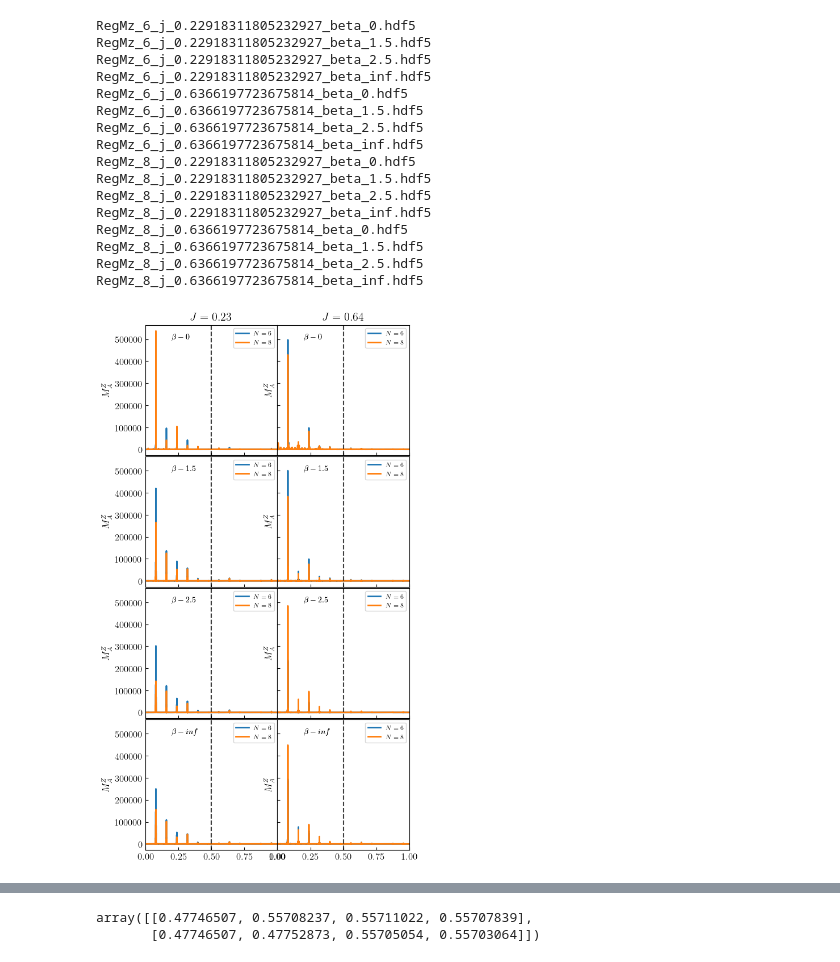
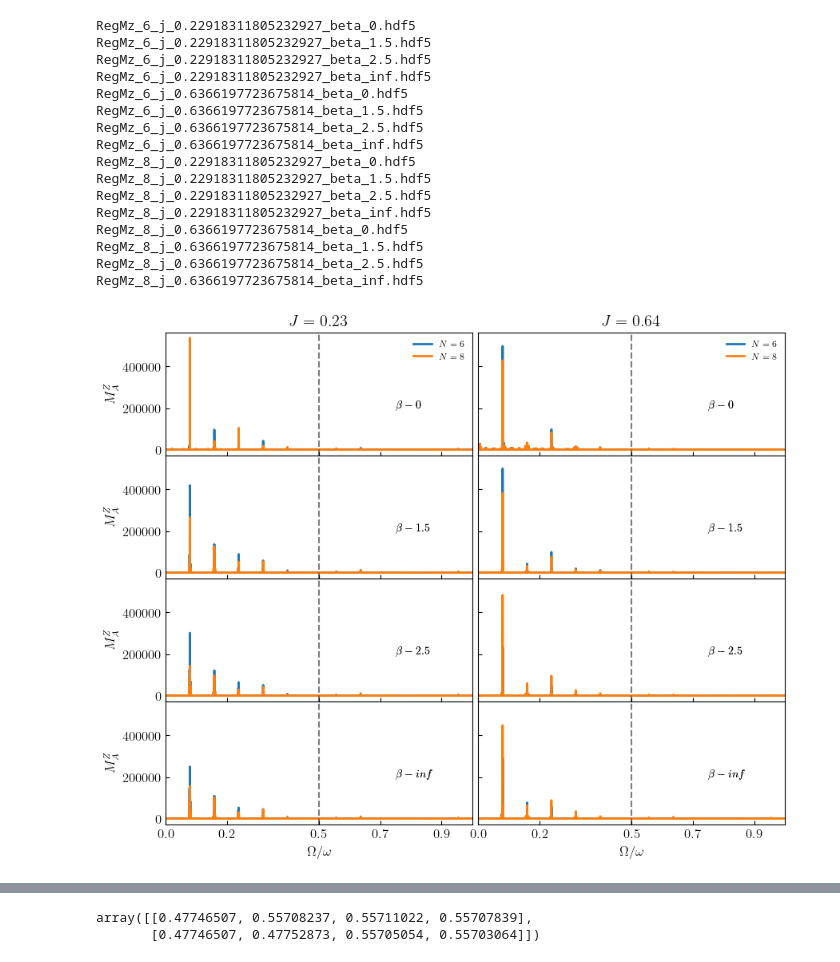
Before and after one commit to rahmahi/Chimera_Time_Crystal, a Jupyter notebook: codes/new_algo/regional_magnetization/fft_beats/fft_long_multipleN.ipynb, the cells around one changed output, grey strips where cells are left out. Cells and saved outputs as stored; diff of their text form; code cells hidden in the pictures.

```diff
--- a/codes/new_algo/regional_magnetization/fft_beats/fft_long_multipleN.ipynb
+++ b/codes/new_algo/regional_magnetization/fft_beats/fft_long_multipleN.ipynb
@@ -28,7 +28,7 @@ from mpl_toolkits.axes_grid1.inset_locator import inset_axes
 from scipy.signal import find_peaks
 from lmfit.models import LinearModel
 
-plt.rcParams.update({"figure.figsize": (6, 12),"text.usetex": True,"font.family": "sans-serif",
+plt.rcParams.update({"figure.figsize": (10, 8),"text.usetex": True,"font.family": "sans-serif",
     "font.size": 12,"font.sans-serif": ["Helvetica"]})
 linestyle_tuple = [
      ('dotted',                (0, (1, 1))),
@@ -36,7 +36,7 @@ linestyle_tuple = [
      ('densely dashdotdotted', (0, (3, 1, 1, 1, 1, 1)))]
 
 fig, axs = plt.subplots(4, 2, sharey=True, sharex=True)
-plt.subplots_adjust(wspace=0.0, hspace=0.01)
+plt.subplots_adjust(wspace=0.02, hspace=0.0)
 
 
 freq_threshold = 0.1
@@ -99,7 +99,7 @@ with open("mz_fft.txt", 'r') as fp:
             #x = frequencies
 
             line, = axs[b][jj].plot(x/w, y,linewidth=2.0,label = fr'$N={N}$')
-            axs[b][jj].axvline(x=0.5, color = 'black', ls = 'dashed',alpha = 0.5)
+            axs[b][jj].axvline(x=0.5, color = 'black', ls = 'dashed',alpha = 0.3)
 
 
             peak_idx, peak_props = find_peaks(y, prominence = 1, distance = None)
@@ -125,9 +125,11 @@ with open("mz_fft.txt", 'r') as fp:
             axs[b][jj].set_xlim(0,1)
             #axs[b][jj].set_ylim(bottom = 0.01)
             #axs[b][jj].set_yscale('log')
-            axs[b][jj].legend(fontsize = legendftsize, frameon = True)
-            axs[b][jj].text(0.2, 5e5, fr"$\beta-{beta}$", fontsize= 10)
-            axs[b][jj].set_ylabel(r"$M^Z_A$")
+            axs[0][jj].legend(fontsize = legendftsize, frameon = False)
+            axs[b][jj].text(0.75, 2e5, fr"$\beta-{beta}$", fontsize= 10)
+            axs[b][0].set_ylabel(r"$M^Z_A$")
+            axs[-1][jj].set_xlabel(r"$\Omega/\omega$")
+            axs[-1][jj].set_xticks([0,.2,.5,.7,.9])
 
 
 
@@ -143,32 +145,32 @@ axs[-1].set_ylabel("Beat freq")
 axs[-1].legend(frameon =False, loc = 6, fontsize = 12)
 
 '''
 axs[0][0].set_title(fr"$J={Jvalue1:2.2f}$")
 axs[0][1].set_title(fr"$J={Jvalue2:2.2f}$")
-axs[0][-1].set_xlabel(r"$\Omega/\omega$")
+#axs[-1][0].set_xlabel(r"$\Omega/\omega$")
 
 
 figname = 'regional_mag_FFT_strong.pdf'
 figname1 = 'regional_mag_FFT_strong.jpg'
 #plt.savefig(figname, bbox_inches='tight', pad_inches=0.0)
 #plt.savefig(figname1, bbox_inches='tight', pad_inches=0.0, dpi=300)
 
 plt.show()
 # %% [output]
 RegMz_6_j_0.22918311805232927_beta_0.hdf5
 RegMz_6_j_0.22918311805232927_beta_1.5.hdf5
 RegMz_6_j_0.22918311805232927_beta_2.5.hdf5
 RegMz_6_j_0.22918311805232927_beta_inf.hdf5
 RegMz_6_j_0.6366197723675814_beta_0.hdf5
 RegMz_6_j_0.6366197723675814_beta_1.5.hdf5
 RegMz_6_j_0.6366197723675814_beta_2.5.hdf5
 RegMz_6_j_0.6366197723675814_beta_inf.hdf5
 RegMz_8_j_0.22918311805232927_beta_0.hdf5
 RegMz_8_j_0.22918311805232927_beta_1.5.hdf5
 RegMz_8_j_0.22918311805232927_beta_2.5.hdf5
 RegMz_8_j_0.22918311805232927_beta_inf.hdf5
 RegMz_8_j_0.6366197723675814_beta_0.hdf5
 RegMz_8_j_0.6366197723675814_beta_1.5.hdf5
 RegMz_8_j_0.6366197723675814_beta_2.5.hdf5
 RegMz_8_j_0.6366197723675814_beta_inf.hdf5
-[figure, old version]
+[figure, new version]
```
Also changed, not shown: parts of 1 cell of this notebook.
